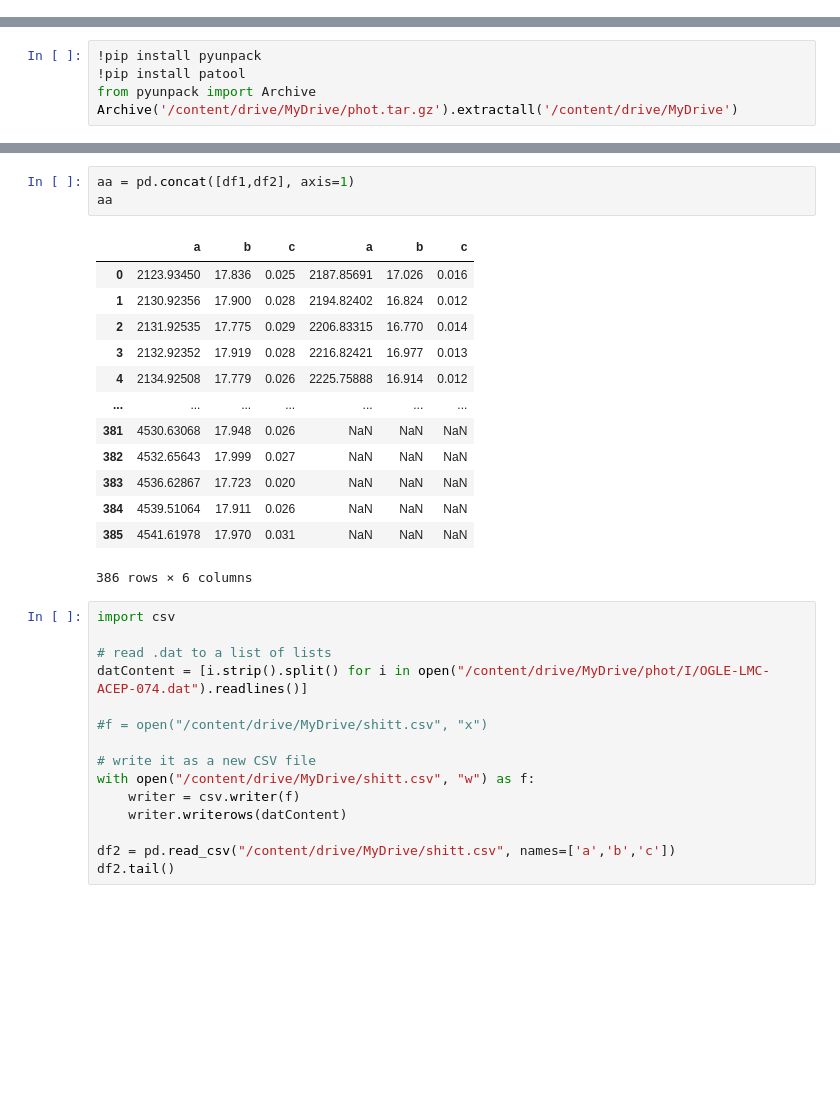
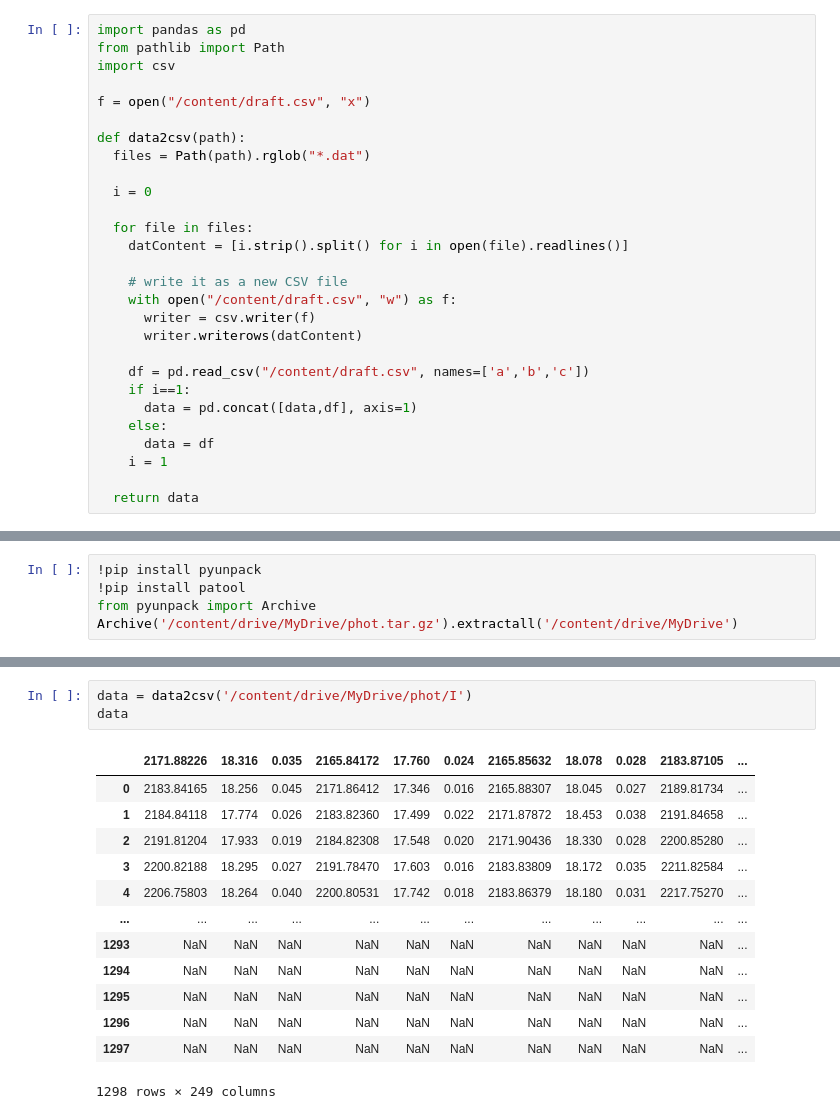
Before and after one commit to Amirosein/Variable-Stars-Classification, a Jupyter notebook: MilkyWay.ipynb, the cells around one changed output, grey strips where cells are left out. Cells and saved outputs as stored; diff of their text form; blank space fills up the shorter version.

```diff
--- a/MilkyWay.ipynb
+++ b/MilkyWay.ipynb
@@ -39,0 +42,28 @@ Mounted at /content/drive
+# %%
+import pandas as pd
+from pathlib import Path
+import csv
+
+f = open("/content/draft.csv", "x")
+
+def data2csv(path):
+  files = Path(path).rglob("*.dat")
+
+  i = 0
+
+  for file in files:
+    datContent = [i.strip().split() for i in open(file).readlines()]
+
+    # write it as a new CSV file
+    with open("/content/draft.csv", "w") as f:
+      writer = csv.writer(f)
+      writer.writerows(datContent)
+
+    df = pd.read_csv("/content/draft.csv", names=['a','b','c'])
+    if i==1:
+      data = pd.concat([data,df], axis=1)
+    else:
+      data = df
+    i = 1
+
+  return data
@@ -87,32 +77,17 @@ data.reset_index(drop=True)
-# %%
-aa = pd.concat([df1,df2], axis=1)
-aa
-# %% [output]
-|  | a | b | c | a | b | c |
-| 0 | 2123.93450 | 17.836 | 0.025 | 2187.85691 | 17.026 | 0.016 |
-| 1 | 2130.92356 | 17.900 | 0.028 | 2194.82402 | 16.824 | 0.012 |
-| 2 | 2131.92535 | 17.775 | 0.029 | 2206.83315 | 16.770 | 0.014 |
-| 3 | 2132.92352 | 17.919 | 0.028 | 2216.82421 | 16.977 | 0.013 |
-| 4 | 2134.92508 | 17.779 | 0.026 | 2225.75888 | 16.914 | 0.012 |
-| ... | ... | ... | ... | ... | ... | ... |
-| 381 | 4530.63068 | 17.948 | 0.026 | NaN | NaN | NaN |
-| 382 | 4532.65643 | 17.999 | 0.027 | NaN | NaN | NaN |
-| 383 | 4536.62867 | 17.723 | 0.020 | NaN | NaN | NaN |
-| 384 | 4539.51064 | 17.911 | 0.026 | NaN | NaN | NaN |
-| 385 | 4541.61978 | 17.970 | 0.031 | NaN | NaN | NaN |
-386 rows × 6 columns
-# %%
-import csv
-
-# read .dat to a list of lists
-datContent = [i.strip().split() for i in open("/content/drive/MyDrive/phot/I/OGLE-LMC-ACEP-074.dat").readlines()]
-
-#f = open("/content/drive/MyDrive/shitt.csv", "x")
-
-# write it as a new CSV file
-with open("/content/drive/MyDrive/shitt.csv", "w") as f:
-    writer = csv.writer(f)
-    writer.writerows(datContent)
-
-df2 = pd.read_csv("/content/drive/MyDrive/shitt.csv", names=['a','b','c'])
-df2.tail()
+# %%
+data = data2csv('/content/drive/MyDrive/phot/I')
+data
+# %% [output]
+|  | 2171.88226 | 18.316 | 0.035 | 2165.84172 | 17.760 | 0.024 | 2165.85632 | 18.078 | 0.028 | 2183.87105 | ... |
+| 0 | 2183.84165 | 18.256 | 0.045 | 2171.86412 | 17.346 | 0.016 | 2165.88307 | 18.045 | 0.027 | 2189.81734 | ... |
+| 1 | 2184.84118 | 17.774 | 0.026 | 2183.82360 | 17.499 | 0.022 | 2171.87872 | 18.453 | 0.038 | 2191.84658 | ... |
+| 2 | 2191.81204 | 17.933 | 0.019 | 2184.82308 | 17.548 | 0.020 | 2171.90436 | 18.330 | 0.028 | 2200.85280 | ... |
+| 3 | 2200.82188 | 18.295 | 0.027 | 2191.78470 | 17.603 | 0.016 | 2183.83809 | 18.172 | 0.035 | 2211.82584 | ... |
+| 4 | 2206.75803 | 18.264 | 0.040 | 2200.80531 | 17.742 | 0.018 | 2183.86379 | 18.180 | 0.031 | 2217.75270 | ... |
+| ... | ... | ... | ... | ... | ... | ... | ... | ... | ... | ... | ... |
+| 1293 | NaN | NaN | NaN | NaN | NaN | NaN | NaN | NaN | NaN | NaN | ... |
+| 1294 | NaN | NaN | NaN | NaN | NaN | NaN | NaN | NaN | NaN | NaN | ... |
+| 1295 | NaN | NaN | NaN | NaN | NaN | NaN | NaN | NaN | NaN | NaN | ... |
+| 1296 | NaN | NaN | NaN | NaN | NaN | NaN | NaN | NaN | NaN | NaN | ... |
+| 1297 | NaN | NaN | NaN | NaN | NaN | NaN | NaN | NaN | NaN | NaN | ... |
+1298 rows × 249 columns
```
Also changed, not shown: parts of 4 cells of this notebook.
